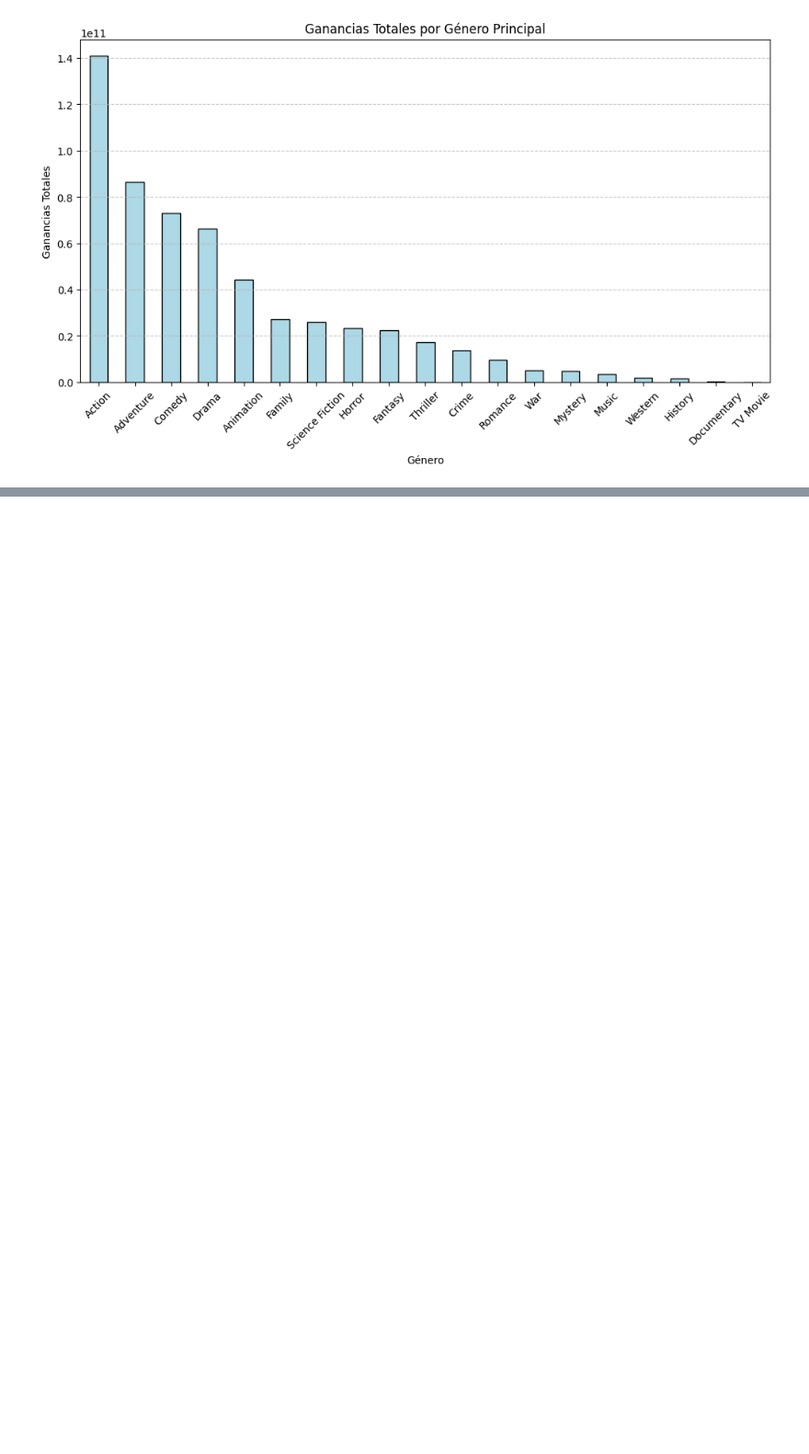
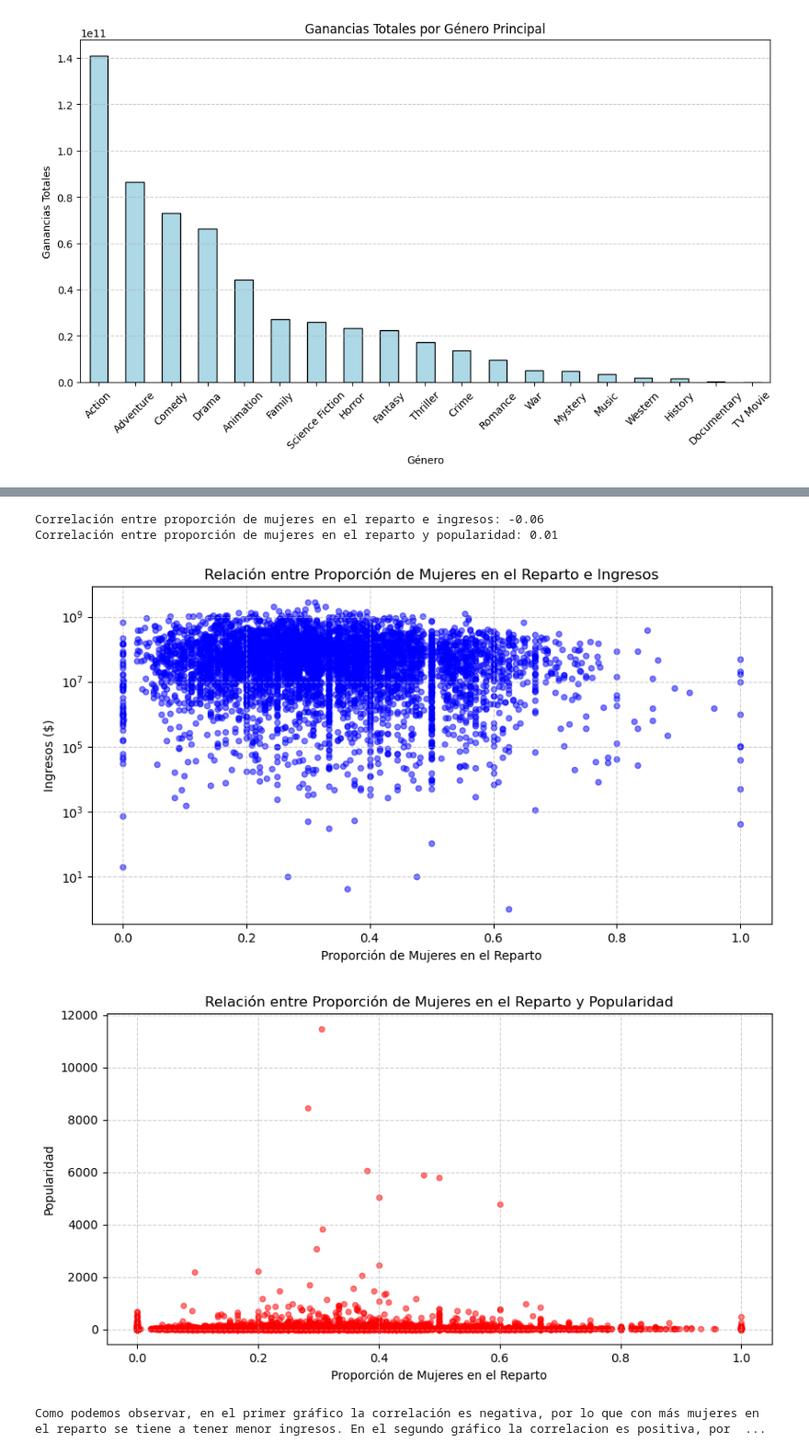
Before and after one commit to OscarEscriba/Proyecto1-Mineria-de-Datos, a Jupyter notebook: Proyeto1.ipynb, the cells around one changed output, grey strips where cells are left out. Shown at 92% size. Saved outputs shown, nothing was run; the diff lists cells and outputs as text; code cells hidden in the pictures; blank space fills up the shorter version.

```diff
--- a/Proyeto1.ipynb
+++ b/Proyeto1.ipynb
@@ -434,0 +497,53 @@ El género principal que obtuvo mayores ganancias es 'Action' con un total de 14
+# %%
+#¿Es posible que la cantidad de hombres y mujeres en el reparto influya en la popularidad y los ingresos de las películas?
+
+import pandas as pd
+import matplotlib.pyplot as plt
+import numpy as np
+
+# Cargar el dataset
+df = pd.read_csv("movies.csv", encoding="ISO-8859-1")
+
+# Convertir columnas numéricas (manejar errores)
+df['revenue'] = pd.to_numeric(df['revenue'], errors='coerce')
+df['popularity'] = pd.to_numeric(df['popularity'], errors='coerce')
+df['castWomenAmount'] = pd.to_numeric(df['castWomenAmount'], errors='coerce')
+df['castMenAmount'] = pd.to_numeric(df['castMenAmount'], errors='coerce')
+
+# Calcular el total de actores y la proporción de mujeres en el reparto
+df['total_actores'] = df['castWomenAmount'] + df['castMenAmount']
+df = df[df['total_actores'] > 0]  # Filtrar películas sin reparto
+
+df['proporcion_mujeres'] = df['castWomenAmount'] / df['total_actores']
+
+# Calcular correlaciones
+corr_revenue = df[['proporcion_mujeres', 'revenue']].corr().iloc[0, 1]
+corr_popularity = df[['proporcion_mujeres', 'popularity']].corr().iloc[0, 1]
+
+print(f"Correlación entre proporción de mujeres en el reparto e ingresos: {corr_revenue:.2f}")
+print(f"Correlación entre proporción de mujeres en el reparto y popularidad: {corr_popularity:.2f}")
+
+# --- Gráfico: Relación entre proporción de mujeres e ingresos ---
+plt.figure(figsize=(10, 5))
+plt.scatter(df['proporcion_mujeres'], df['revenue'], alpha=0.5, color='blue', s=20)
+plt.xlabel("Proporción de Mujeres en el Reparto")
+plt.ylabel("Ingresos ($)")
+plt.yscale('log')  # Escala logarítmica para mejorar visualización
+plt.title("Relación entre Proporción de Mujeres en el Reparto e Ingresos")
+plt.grid(True, linestyle='--', alpha=0.6)
+plt.show()
+
+# --- Gráfico: Relación entre proporción de mujeres y popularidad ---
+plt.figure(figsize=(10, 5))
+plt.scatter(df['proporcion_mujeres'], df['popularity'], alpha=0.5, color='red', s=20)
+plt.xlabel("Proporción de Mujeres en el Reparto")
+plt.ylabel("Popularidad")
+plt.title("Relación entre Proporción de Mujeres en el Reparto y Popularidad")
+plt.grid(True, linestyle='--', alpha=0.6)
+plt.show()
+# %% [output]
+Correlación entre proporción de mujeres en el reparto e ingresos: -0.06
+Correlación entre proporción de mujeres en el reparto y popularidad: 0.01
+[figure, added]
+[figure, added]
+Como podemos observar, en el primer gráfico la correlación es negativa, por lo que con más mujeres en el reparto se tiene a tener menor ingresos. En el segundo gráfico la correlacion es positiva, por  ...
```
Also changed, not shown: parts of 21 cells of this notebook.
